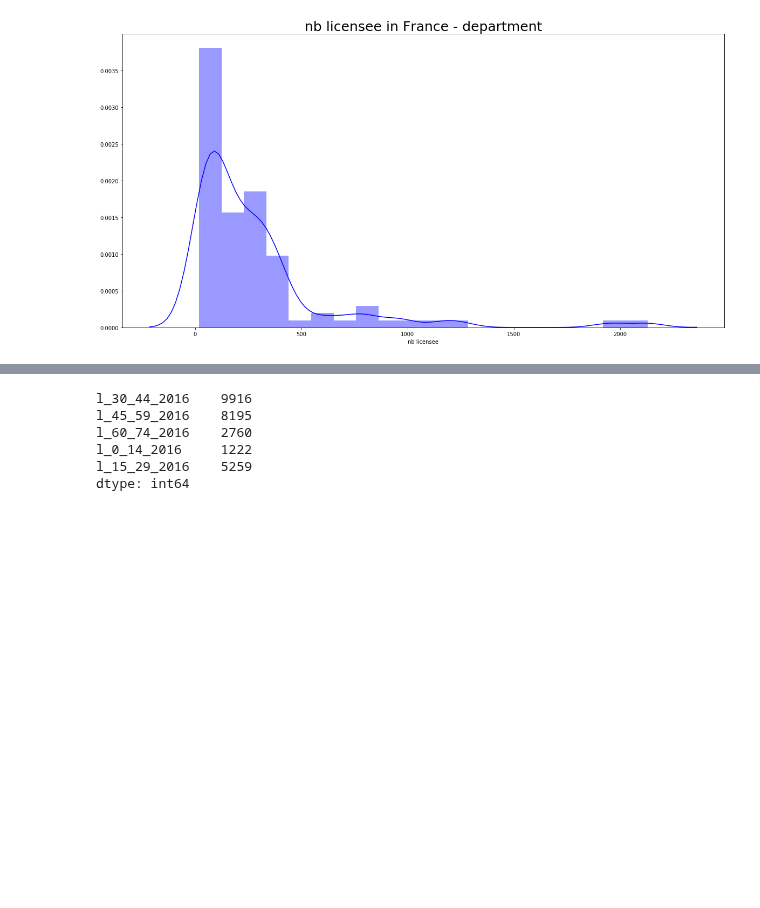
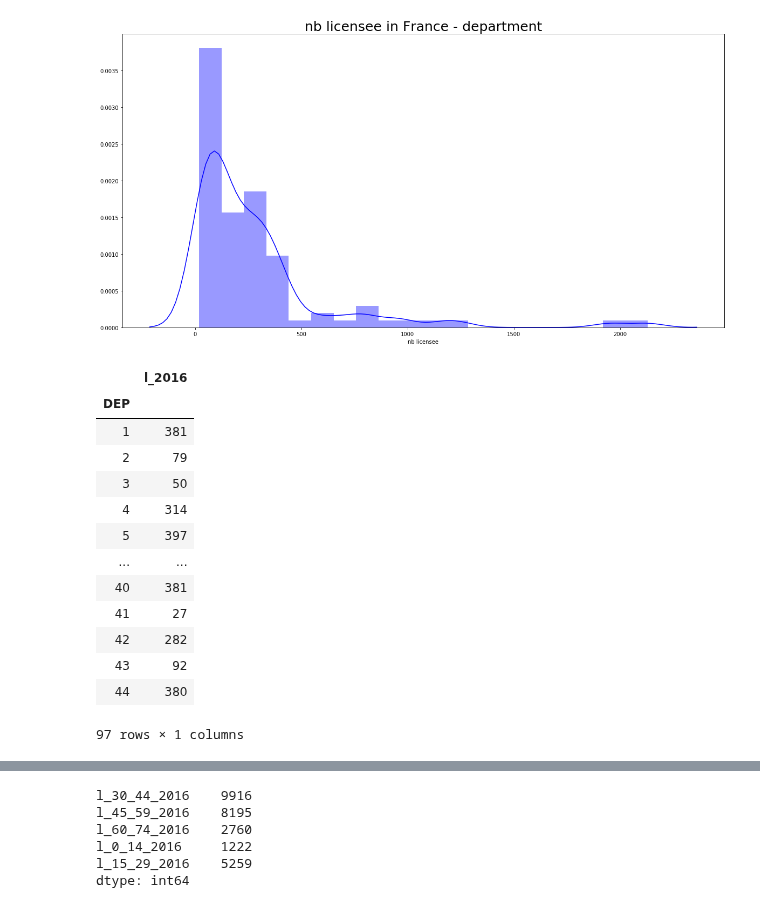
Before and after one commit to jc-udacity/datascientist, a Jupyter notebook: 05_data_science/blog_post_project/blog_post.ipynb, the cells around one changed output, grey strips where cells are left out. Drawn from its saved outputs; the diff is of its cells as text; code cells hidden in the pictures; blank space fills up the shorter version.

```diff
--- a/05_data_science/blog_post_project/blog_post.ipynb
+++ b/05_data_science/blog_post_project/blog_post.ipynb
@@ -133,6 +150,23 @@ ax1 = fig.add_subplot(1,1,1)
 sns.distplot(by_department['l_2016'],ax=ax1,hist=True,color='b',axlabel='nb licensee').set_title('nb licensee in France - department',fontsize=25);
 # %% [output]
 [figure]
+# %%
+by_department
+# %% [output]
+|  | l_2016 |
+| DEP |  |
+| 1 | 381 |
+| 2 | 79 |
+| 3 | 50 |
+| 4 | 314 |
+| 5 | 397 |
+| ... | ... |
+| 40 | 381 |
+| 41 | 27 |
+| 42 | 282 |
+| 43 | 92 |
+| 44 | 380 |
+97 rows × 1 columns
 # %%
 all_data[all_data['nom']=='Haguenau']
 # %% [output]
```
Also changed, not shown: parts of 5 cells of this notebook.
